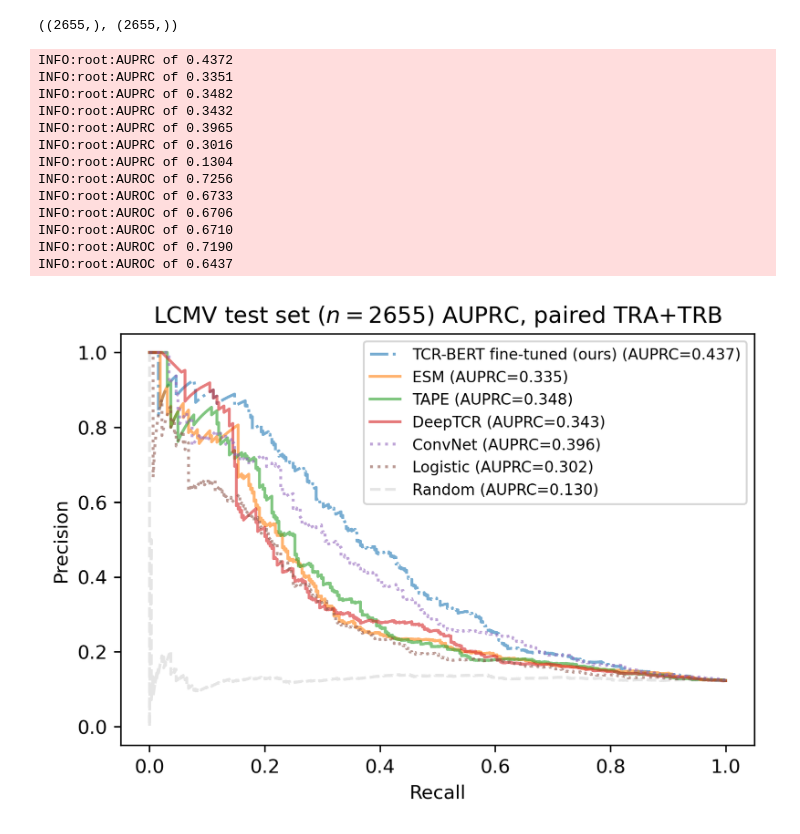
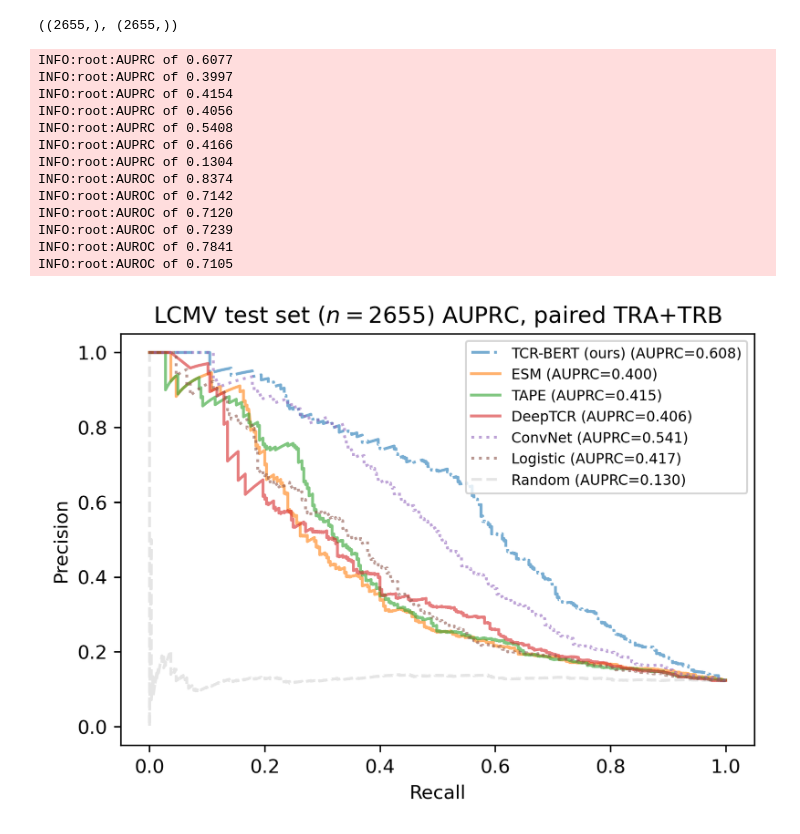
Before and after one commit to wukevin/tcr-bert, a Jupyter notebook: jupyter/lcmv_test_set_comparison.ipynb, the cells around one changed output. Cells and saved outputs as stored; diff of their text form; code cells hidden in the pictures.

Commit message:
Update test set comparison

```diff
--- a/jupyter/lcmv_test_set_comparison.ipynb
+++ b/jupyter/lcmv_test_set_comparison.ipynb
@@ -25,8 +25,15 @@ import model_utils
 import plot_utils
 import utils
 
-PLOT_DIR = os.path.join(os.path.dirname(SRC_DIR), "plots/lcmv_test_set")
-assert os.path.isdir(PLOT_DIR)
+# Controls whether the notebook is run to
+FILT_EDIT_DIST = False
+
+if FILT_EDIT_DIST:
+    PLOT_DIR = os.path.join(os.path.dirname(SRC_DIR), "plots/lcmv_test_set_edit_dist_filt")
+else:
+    PLOT_DIR = os.path.join(os.path.dirname(SRC_DIR), "plots/lcmv_test_set")
+if not os.path.isdir(PLOT_DIR):
+    os.makedirs(PLOT_DIR)
 # %% [output]
 INFO:matplotlib.font_manager:Failed to extract font properties from /usr/share/fonts/truetype/noto/NotoColorEmoji.ttf: In FT2Font: Could not set the fontsize (error code 0x17)
 # %%
@@ -103,7 +110,8 @@ def remove_similar_train_df(train_df, test_df, min_dist:int=2) -> pd.DataFrame:
     return train_df.iloc[accept_idx]
 
 
-lcmv_train_raw = dl.split_arr(lcmv_dedup, 'train')
-lcmv_train = remove_similar_train_df(lcmv_train_raw, lcmv_test)
+lcmv_train = dl.split_arr(lcmv_dedup, 'train')
+if FILT_EDIT_DIST:
+    lcmv_train = remove_similar_train_df(lcmv_train, lcmv_test)
 lcmv_train.shape
 # %% [output]
@@ -307,8 +315,12 @@ INFO:root:AUROC of 0.6710
 # Trained models
 # %%
 # Read in results and plot
-finetune_tcrbert_preds = np.loadtxt("/home/wukevin/projects/tcr/tcr_models/lcmv_ab_finetune_nosim/test_preds.txt")
-convnet_preds = np.loadtxt("/home/wukevin/projects/tcr/tcr_models/lcmv_ab_convnet_nosim/test_preds.txt")
+if FILT_EDIT_DIST:
+    finetune_tcrbert_preds = np.loadtxt("/home/wukevin/projects/tcr/tcr_models/lcmv_ab_finetune_nosim/test_preds.txt")
+    convnet_preds = np.loadtxt("/home/wukevin/projects/tcr/tcr_models/lcmv_ab_convnet_nosim/test_preds.txt")
+else:
+    finetune_tcrbert_preds = np.loadtxt("/home/wukevin/projects/tcr/tcr_models/lcmv_ab_finetune_cls_pooling_False_sharedencoder_0.2_dropout_25_epochs_3e-05_lr_linear_lrsched/test_preds.txt")
+    convnet_preds = np.loadtxt("/home/wukevin/projects/tcr/tcr_models/supervised_conv_lcmv_baseline_deduped/supervised_embedded_conv/test_preds.txt")
 finetune_tcrbert_preds.shape, convnet_preds.shape
 # %% [output]
 ((2655,), (2655,))
@@ -320,7 +332,7 @@ for plot_metric, plot_func in plotter_dict.items():
     plot_func(
         lcmv_test['label'],
         finetune_tcrbert_preds,
-        label_prefix="TCR-BERT fine-tuned (ours)",
+        label_prefix="TCR-BERT (ours)",
         alpha=0.6, linestyle="-.",
         ax=ax,
     )
@@ -365,44 +377,44 @@ for plot_metric, plot_func in plotter_dict.items():
         lcmv_test['label'],
         lr_baseline_lcmv_test_preds,
         label_prefix="Logistic",
         alpha=0.6, linestyle='dotted',
         ax=ax,
     )
     ###
     if plot_metric == "auprc":
         rand_line_rng = np.random.default_rng(seed=6489)
         plot_utils.plot_auprc(
             lcmv_test['label'],
             rand_line_rng.random(size=len(lcmv_test)),
             label_prefix="Random",
             alpha=0.2, linestyle="dashed", color="grey",
             ax=ax,
         )
     else:
         ax.plot(
             [0, 1], [0, 1],
             label="Random (AUROC=0.500)",
             alpha=0.2, linestyle="dashed", color="grey",
         )
 
-    ax.legend(prop={"size": 8})
+    ax.legend(prop={"size": 7.5})
     ax.set(
         title=f"LCMV test set ($n={len(lcmv_test)}$) {plot_metric.upper()}, paired TRA+TRB"
     )
     fig.savefig(os.path.join(PLOT_DIR, f"lcmv_test_{plot_metric}.pdf"), bbox_inches='tight')
     fig.show()
 # %% [output]
-INFO:root:AUPRC of 0.4372
-INFO:root:AUPRC of 0.3351
-INFO:root:AUPRC of 0.3482
-INFO:root:AUPRC of 0.3432
-INFO:root:AUPRC of 0.3965
-INFO:root:AUPRC of 0.3016
+INFO:root:AUPRC of 0.6077
+INFO:root:AUPRC of 0.3997
+INFO:root:AUPRC of 0.4154
+INFO:root:AUPRC of 0.4056
+INFO:root:AUPRC of 0.5408
+INFO:root:AUPRC of 0.4166
 INFO:root:AUPRC of 0.1304
-INFO:root:AUROC of 0.7256
-INFO:root:AUROC of 0.6733
-INFO:root:AUROC of 0.6706
-INFO:root:AUROC of 0.6710
-INFO:root:AUROC of 0.7190
-INFO:root:AUROC of 0.6437
+INFO:root:AUROC of 0.8374
+INFO:root:AUROC of 0.7142
+INFO:root:AUROC of 0.7120
+INFO:root:AUROC of 0.7239
+INFO:root:AUROC of 0.7841
+INFO:root:AUROC of 0.7105
-[figure, old version]
+[figure, new version]
```
Also changed, not shown: parts of 9 cells of this notebook, 4 other files.
